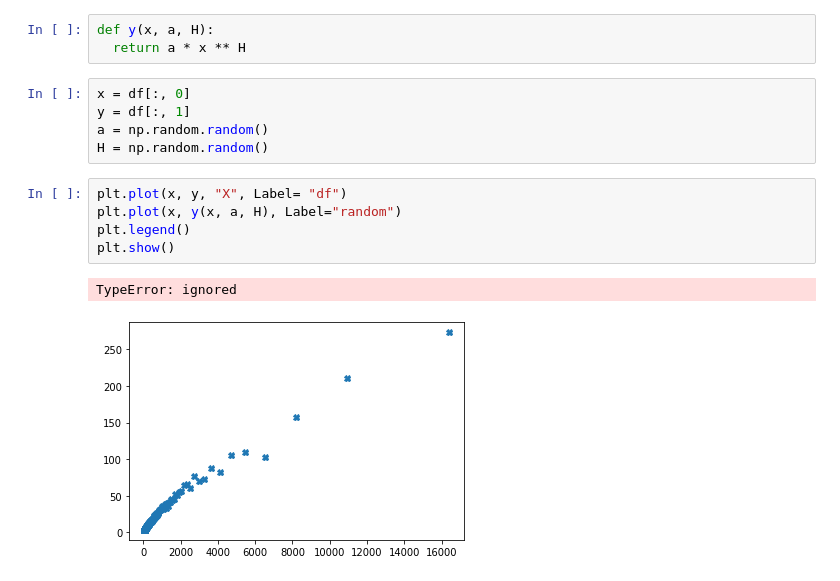
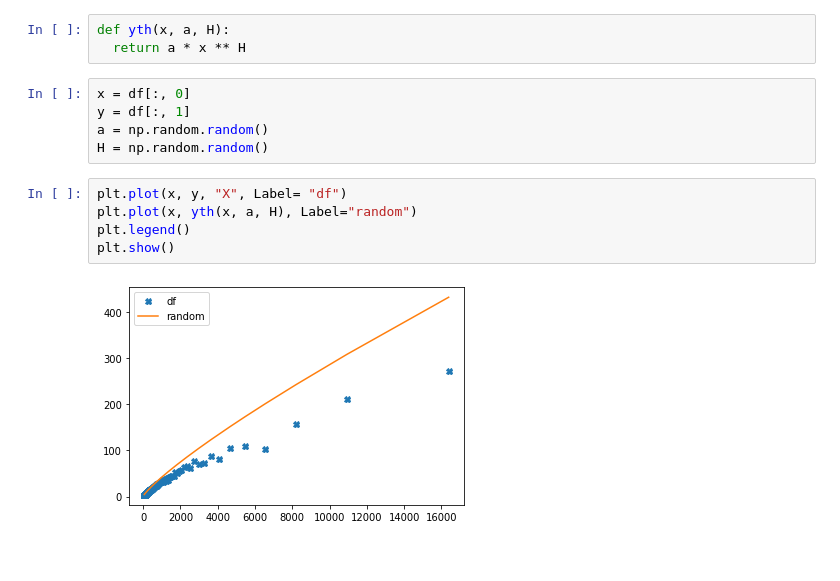
Before and after one commit to Mohammadkaviany/Optimization_Method_in_Physics_set6, a Jupyter notebook: Main.ipynb, the cells around one changed output. Cells and saved outputs as stored; diff of their text form.

```diff
--- a/Main.ipynb
+++ b/Main.ipynb
@@ -7,5 +6,5 @@ df
 # %%
-def y(x, a, H):
+def yth(x, a, H):
   return a * x ** H
 # %%
 x = df[:, 0]
@@ -14,9 +13,8 @@ a = np.random.random()
 H = np.random.random()
 # %%
 plt.plot(x, y, "X", Label= "df")
-plt.plot(x, y(x, a, H), Label="random")
+plt.plot(x, yth(x, a, H), Label="random")
 plt.legend()
 plt.show()
 # %% [output]
-TypeError: ignored
-[figure, old version]
+[figure, new version]
```
Also changed, not shown: parts of 7 cells of this notebook.
